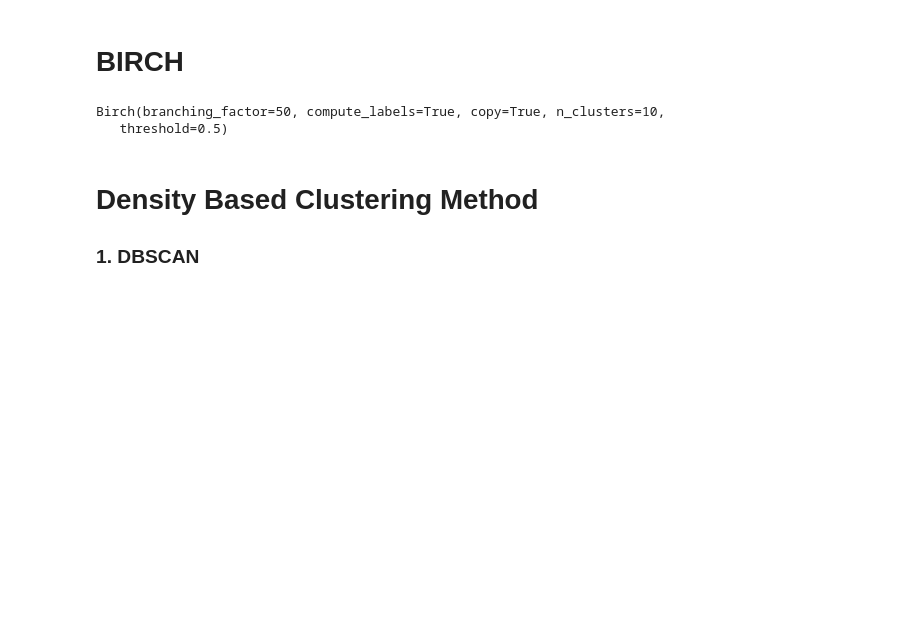
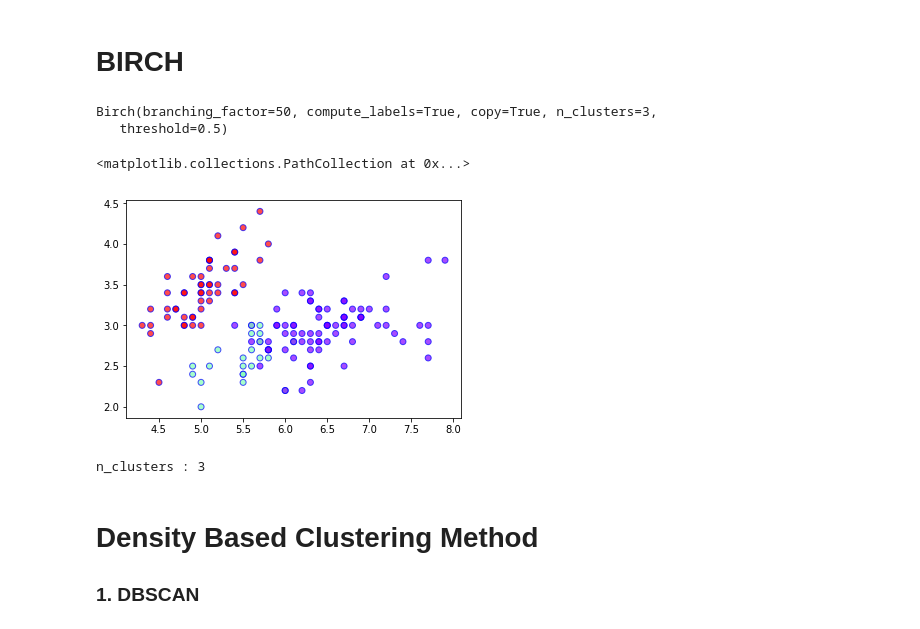
Before and after one commit to AyushSingh098/clustering-comparison, a Jupyter notebook: clustering-algorithms.ipynb, the cells around one changed output. Saved outputs shown, nothing was run; the diff lists cells and outputs as text; code cells hidden in the pictures; blank space fills up the shorter version.

Commit message:
Fix BIRCH Clustering

```diff
--- a/clustering-algorithms.ipynb
+++ b/clustering-algorithms.ipynb
@@ -290,14 +288,25 @@ plt.show()
 # %%
 from sklearn.cluster import Birch
 # %%
-clust_model = Birch(n_clusters=10)
+clust_model = Birch()
 # %%
 clust_model.fit(iris.data)
 # %% [output]
-Birch(branching_factor=50, compute_labels=True, copy=True, n_clusters=10,
+Birch(branching_factor=50, compute_labels=True, copy=True, n_clusters=3,
    threshold=0.5)
 # %%
 label_BIRCH = clust_model.labels_
+# %%
+labels = clust_model.predict(iris.data)
+plt.scatter(X[:,0], X[:,1], c=labels, cmap='rainbow', alpha=0.7, edgecolors='b')
+# %% [output]
+<matplotlib.collections.PathCollection at 0x...>
+[figure, added]
+# %%
+n_clusters = np.unique(label_BIRCH).size
+print("n_clusters : %d" % n_clusters)
+# %% [output]
+n_clusters : 3
 # %%
 output.loc['BIRCH','ARI'] = metrics.adjusted_rand_score(iris.target, clust_model.labels_)
 output.loc['BIRCH','MI'] = metrics.adjusted_mutual_info_score(iris.target, clust_model.labels_)
```
Also changed, not shown: parts of 5 cells of this notebook, 2 other files.
